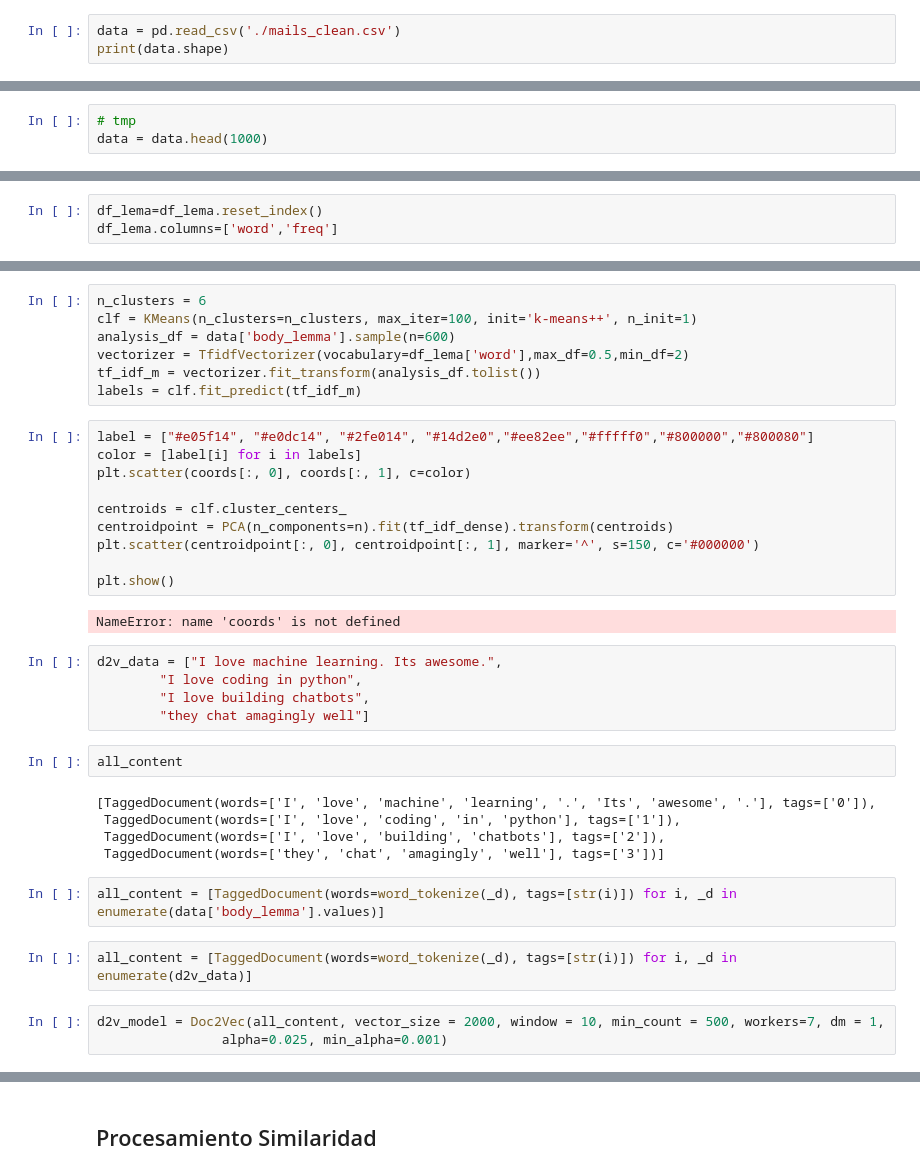
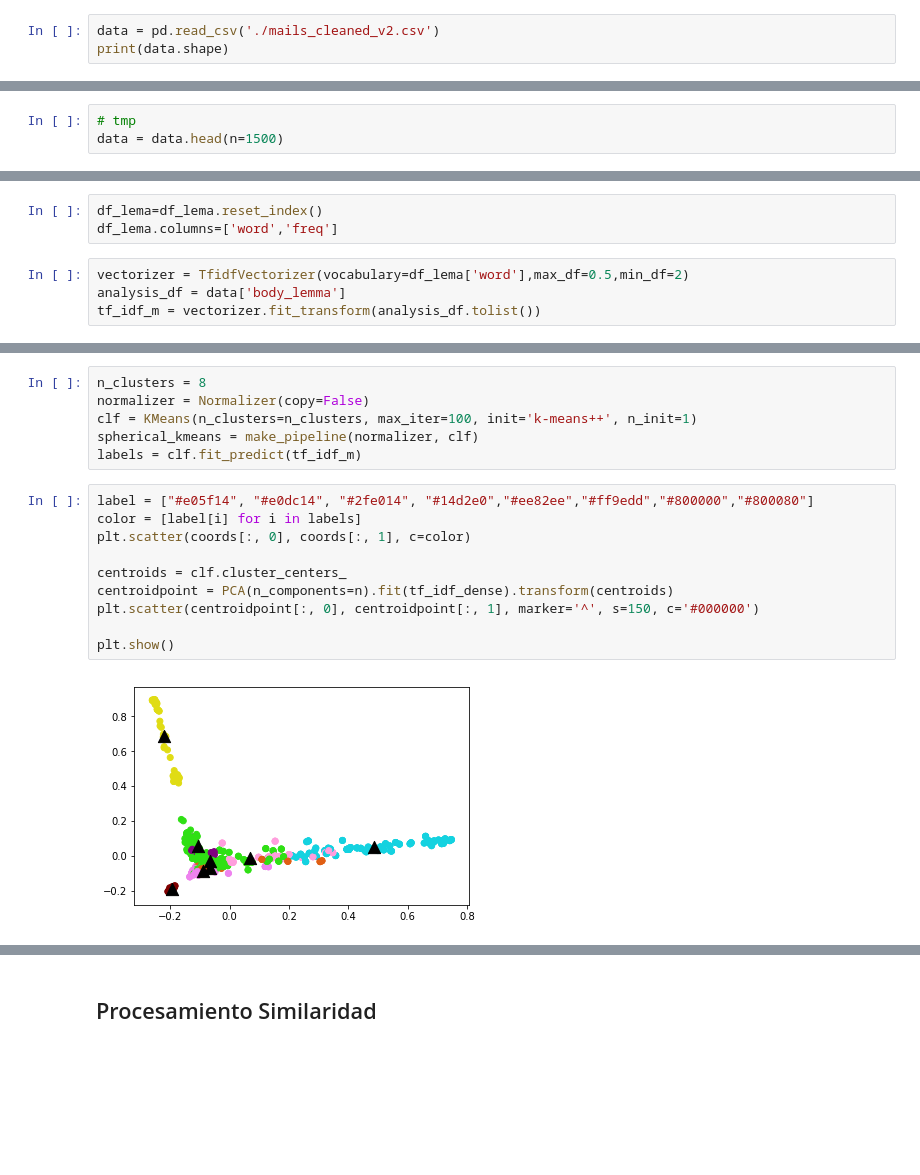
Before and after one commit to keyvhinng/enron-text-mining, a Jupyter notebook: INF656-project-analisis.ipynb, the cells around one changed output, grey strips where cells are left out. Drawn from its saved outputs; the diff is of its cells as text; blank space fills up the shorter version.

Commit message:
chore: show documents in cluster graphic

```diff
--- a/INF656-project-analisis.ipynb
+++ b/INF656-project-analisis.ipynb
@@ -8,6 +8,6 @@ import matplotlib.pyplot as plt
 # %% [markdown]
 # Load Data
 # %%
-data = pd.read_csv('./mails_clean.csv')
+data = pd.read_csv('./mails_cleaned_v2.csv')
 print(data.shape)
 # %% [output]
@@ -15,6 +15,6 @@ print(data.shape)
 # %%
 # tmp
-data = data.head(1000)
+data = data.head(n=1500)
 # %%
 data=data.drop(columns=['Unnamed: 0','X-cc','X-bcc'])
 data=data.dropna(axis=0,subset=['body'],how='any')
@@ -198,6 +184,10 @@ df_lema = pd.DataFrame.from_dict(lema_counts, orient='index')
 # %%
 df_lema=df_lema.reset_index()
 df_lema.columns=['word','freq']
+# %%
+vectorizer = TfidfVectorizer(vocabulary=df_lema['word'],max_df=0.5,min_df=2)
+analysis_df = data['body_lemma']
+tf_idf_m = vectorizer.fit_transform(analysis_df.tolist())
 # %%
 from sklearn.decomposition import PCA
 %matplotlib inline
@@ -211,38 +203,18 @@ plt.show()
 # %%
-n_clusters = 6
+n_clusters = 8
+normalizer = Normalizer(copy=False)
 clf = KMeans(n_clusters=n_clusters, max_iter=100, init='k-means++', n_init=1)
-analysis_df = data['body_lemma'].sample(n=600)
-vectorizer = TfidfVectorizer(vocabulary=df_lema['word'],max_df=0.5,min_df=2)
-tf_idf_m = vectorizer.fit_transform(analysis_df.tolist())
+spherical_kmeans = make_pipeline(normalizer, clf)
 labels = clf.fit_predict(tf_idf_m)
 # %%
-label = ["#e05f14", "#e0dc14", "#2fe014", "#14d2e0","#ee82ee","#fffff0","#800000","#800080"]
+label = ["#e05f14", "#e0dc14", "#2fe014", "#14d2e0","#ee82ee","#ff9edd","#800000","#800080"]
 color = [label[i] for i in labels]
 plt.scatter(coords[:, 0], coords[:, 1], c=color)
 
 centroids = clf.cluster_centers_
 centroidpoint = PCA(n_components=n).fit(tf_idf_dense).transform(centroids)
 plt.scatter(centroidpoint[:, 0], centroidpoint[:, 1], marker='^', s=150, c='#000000')
 
 plt.show()
 # %% [output]
-NameError: name 'coords' is not defined
+[figure, added]
-# %%
-d2v_data = ["I love machine learning. Its awesome.",
-        "I love coding in python",
-        "I love building chatbots",
-        "they chat amagingly well"]
-# %%
-all_content
-# %% [output]
-[TaggedDocument(words=['I', 'love', 'machine', 'learning', '.', 'Its', 'awesome', '.'], tags=['0']),
- TaggedDocument(words=['I', 'love', 'coding', 'in', 'python'], tags=['1']),
- TaggedDocument(words=['I', 'love', 'building', 'chatbots'], tags=['2']),
- TaggedDocument(words=['they', 'chat', 'amagingly', 'well'], tags=['3'])]
-# %%
-all_content = [TaggedDocument(words=word_tokenize(_d), tags=[str(i)]) for i, _d in enumerate(data['body_lemma'].values)]
-# %%
-all_content = [TaggedDocument(words=word_tokenize(_d), tags=[str(i)]) for i, _d in enumerate(d2v_data)]
-# %%
-d2v_model = Doc2Vec(all_content, vector_size = 2000, window = 10, min_count = 500, workers=7, dm = 1,
-                alpha=0.025, min_alpha=0.001)
```
Also changed, not shown: parts of 39 cells of this notebook, 1 other file.
